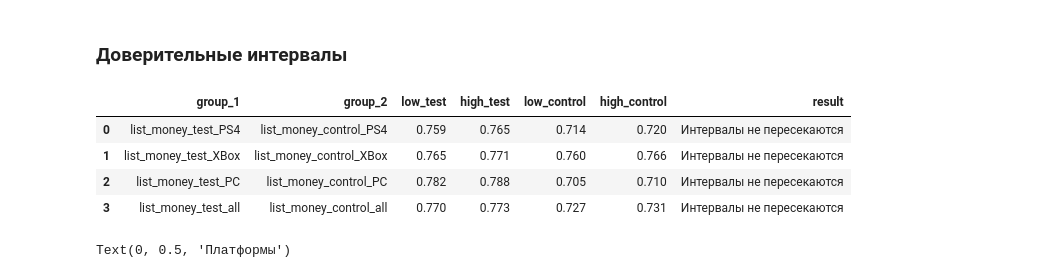
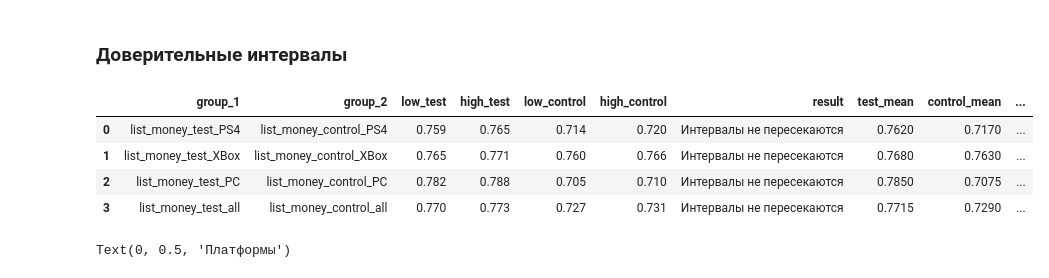
Before and after one commit to philippkuch/data_analyst_projects, a Jupyter notebook: ARPU_gamedev_AB-test.ipynb, the cells around one changed output. Cells and saved outputs as stored; diff of their text form; code cells hidden in the pictures.

```diff
--- a/ARPU_gamedev_AB-test.ipynb
+++ b/ARPU_gamedev_AB-test.ipynb
@@ -704,38 +704,51 @@ if len(test_group_names) == len(control_group_names):
         test_sample_name = test_group_names[index]
         control_sample_name = control_group_names[index]
         test_sample_values = samples[test_sample_name]
         control_sample_values = samples[control_sample_name]
 
         # получение доверительных интервалов
         interval_test = st.norm.interval(confidence=confidence, loc=np.mean(test_sample_values), scale=st.sem(test_sample_values))
         interval_control = st.norm.interval(confidence=confidence, loc=np.mean(control_sample_values), scale=st.sem(control_sample_values))
 
         # получение точек границ доверительнх интервалов
         low_test = round(interval_test[0], 3)
         high_test = round(interval_test[1], 3)
         low_control = round(interval_control[0], 3)
         high_control = round(interval_control[1], 3)
         result_interval_dict['group_1'] = str(test_sample_name)
         result_interval_dict['group_2'] = str(control_sample_name)
         result_interval_dict['low_test'] = low_test
         result_interval_dict['high_test'] = high_test
         result_interval_dict['low_control'] = low_control
         result_interval_dict['high_control'] = high_control
         if (low_test <= high_control) or (low_control <= high_test):
             result_interval_dict['result'] = 'Интервалы не пересекаются'
         else:
             result_interval_dict['result'] = 'Интервалы пересекаются'
 
         # и их запись в датафрейм
         interval_results = interval_results._append(result_interval_dict, ignore_index = True)
 
+# добавим более читаемую интерпретацию доверительных интвервалов - среднее +- отклонение
+interval_results['test_mean'] = (interval_results['low_test'] + interval_results['high_test']) / 2
+interval_results['control_mean'] = (interval_results['low_control'] + interval_results['high_control']) / 2
+interval_results['test_tol'] = interval_results['test_mean'] - interval_results['low_test']
+interval_results['control_tol'] = interval_results['control_mean'] - interval_results['low_control']
+
+# посчитаем разницу интервалов
+interval_results['dif_low'] = interval_results['low_test'] - interval_results['high_control']
+interval_results['dif_high'] = interval_results['high_test'] - interval_results['low_control']
+# и более читаемую её интерпретацию
+interval_results['dif_mean'] = (interval_results['dif_low'] + interval_results['dif_high']) / 2
+interval_results['dif_tol'] = interval_results['dif_mean'] - interval_results['dif_low']
+
 interval_results
 # %% [output]
-|  | group_1 | group_2 | low_test | high_test | low_control | high_control | result |
-| 0 | list_money_test_PS4 | list_money_control_PS4 | 0.759 | 0.765 | 0.714 | 0.720 | Интервалы не пересекаются |
-| 1 | list_money_test_XBox | list_money_control_XBox | 0.765 | 0.771 | 0.760 | 0.766 | Интервалы не пересекаются |
-| 2 | list_money_test_PC | list_money_control_PC | 0.782 | 0.788 | 0.705 | 0.710 | Интервалы не пересекаются |
-| 3 | list_money_test_all | list_money_control_all | 0.770 | 0.773 | 0.727 | 0.731 | Интервалы не пересекаются |
+|  | group_1 | group_2 | low_test | high_test | low_control | high_control | result | test_mean | control_mean | ... |
+| 0 | list_money_test_PS4 | list_money_control_PS4 | 0.759 | 0.765 | 0.714 | 0.720 | Интервалы не пересекаются | 0.7620 | 0.7170 | ... |
+| 1 | list_money_test_XBox | list_money_control_XBox | 0.765 | 0.771 | 0.760 | 0.766 | Интервалы не пересекаются | 0.7680 | 0.7630 | ... |
+| 2 | list_money_test_PC | list_money_control_PC | 0.782 | 0.788 | 0.705 | 0.710 | Интервалы не пересекаются | 0.7850 | 0.7075 | ... |
+| 3 | list_money_test_all | list_money_control_all | 0.770 | 0.773 | 0.727 | 0.731 | Интервалы не пересекаются | 0.7715 | 0.7290 | ... |
 # %%
 # визуализация доверительных интервалов для донатов
 
```
Also changed, not shown: parts of 4 cells of this notebook.
